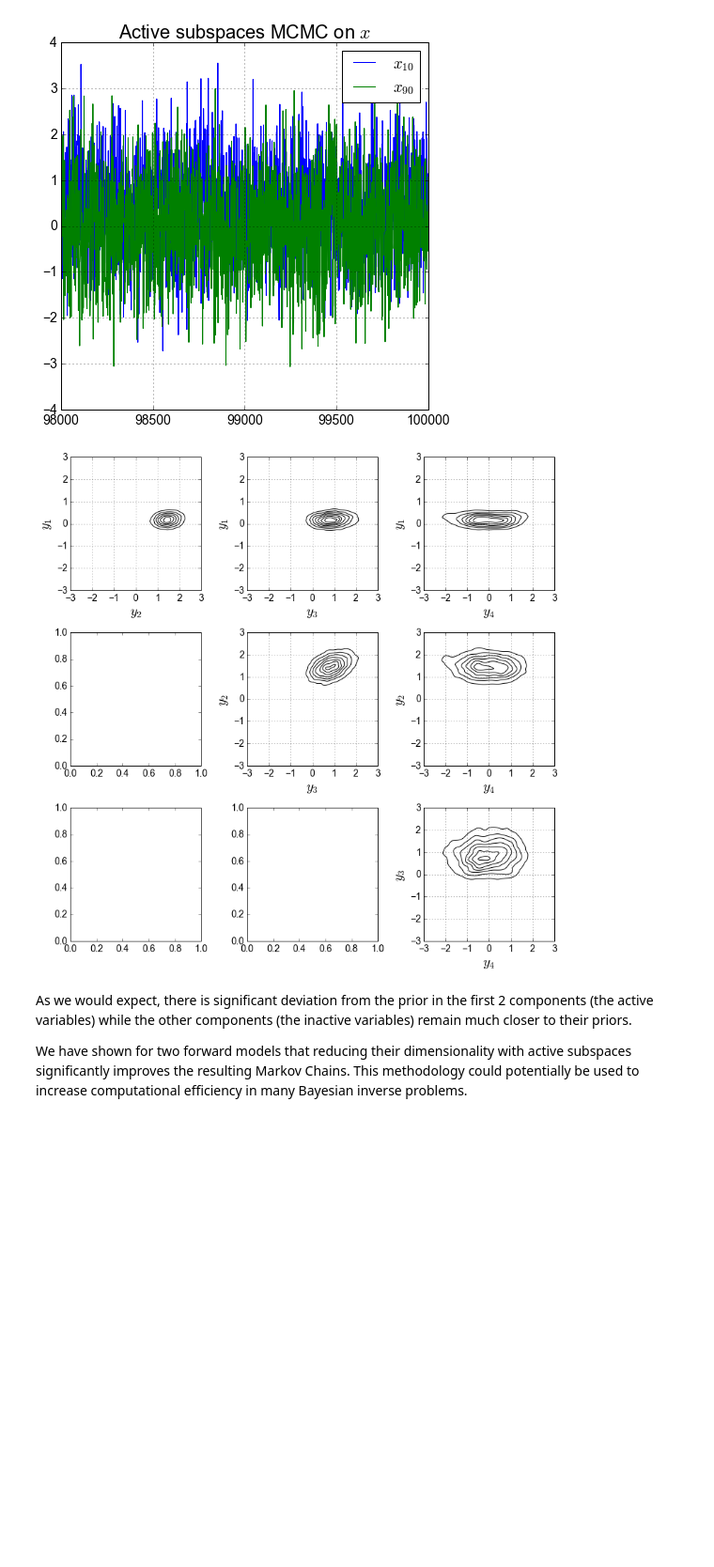
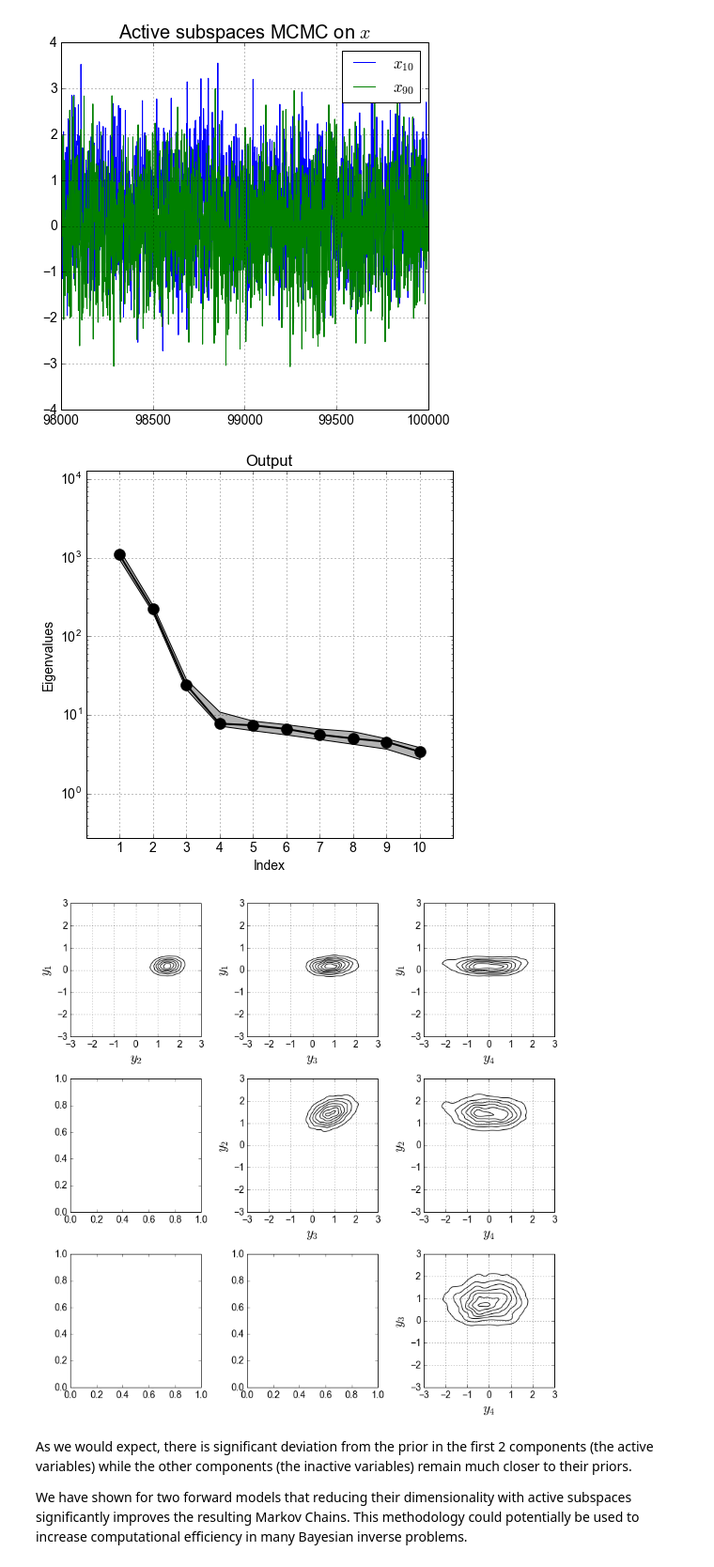
Before and after one commit to paulcon/as-data-sets, a Jupyter notebook: MCMC/MCMC.ipynb, the cells around one changed output. Shown at 94% size. Drawn from its saved outputs; the diff is of its cells as text; code cells hidden in the pictures; blank space fills up the shorter version.

```diff
--- a/MCMC/MCMC.ipynb
+++ b/MCMC/MCMC.ipynb
@@ -613,35 +609,39 @@ plt.legend([r'$x_{10}$', r'$x_{90}$'])
 # %%
 #We need to recompute the subspace since the simulated data used to generate the 100000-
 #replicate chains is different from the data used for the 1000-replicate chains.
 df = IO.loadmat('Gradient_Samples.mat')['Samples']
-ss.compute(df=df); ss.partition(2)
+ss.compute(df=df, nboot=100); ss.partition(2)
+
+#Plot subspace eigenvalues
+ac.utils.plotters.eigenvalues(ss.eigenvalues[:10, 0], e_br=ss.e_br[:10,:])
 
 y = ss.eigenvectors.T.dot(X_van.T)
 
 fig, axes = plt.subplots(3, 3, figsize=(11, 11)); axes = axes.reshape(9).squeeze()
 
 xmin, xmax = -3, 3
 ymin, ymax = -3, 3
 
 xx, yy = np.mgrid[xmin:xmax:100j, ymin:ymax:100j]
 positions = np.vstack([xx.ravel(), yy.ravel()])
 
 plots = [0, 1, 2, 4, 5, 8]
 masks = [[1, 0], [2, 0], [3, 0], [2, 1], [3, 1], [3, 2]]
 
 for i in range(6):
     kernel = st.gaussian_kde(y[masks[i]])
     density = np.reshape(kernel(positions).T, xx.shape)
 
     axes[plots[i]].set_xlim(xmin, xmax)
     axes[plots[i]].set_ylim(ymin, ymax)
     cset = axes[plots[i]].contour(xx, yy, density, colors='k')
     axes[plots[i]].grid(True)
     axes[plots[i]].set_xlabel(r'$y_{}$'.format(masks[i][0]+1), fontsize=20)
     axes[plots[i]].set_ylabel(r'$y_{}$'.format(masks[i][1]+1), fontsize=20)
 fig.tight_layout()
 # %% [output]
-[figure, old version]
+[figure, new version]
+[figure, added]
 # %% [markdown]
 As we would expect, there is significant deviation from the prior in the first 2 components (the active variables) while the other components (the inactive variables) remain much closer to their priors.
 
```
Also changed, not shown: parts of 1 cell of this notebook, 3 other files.
